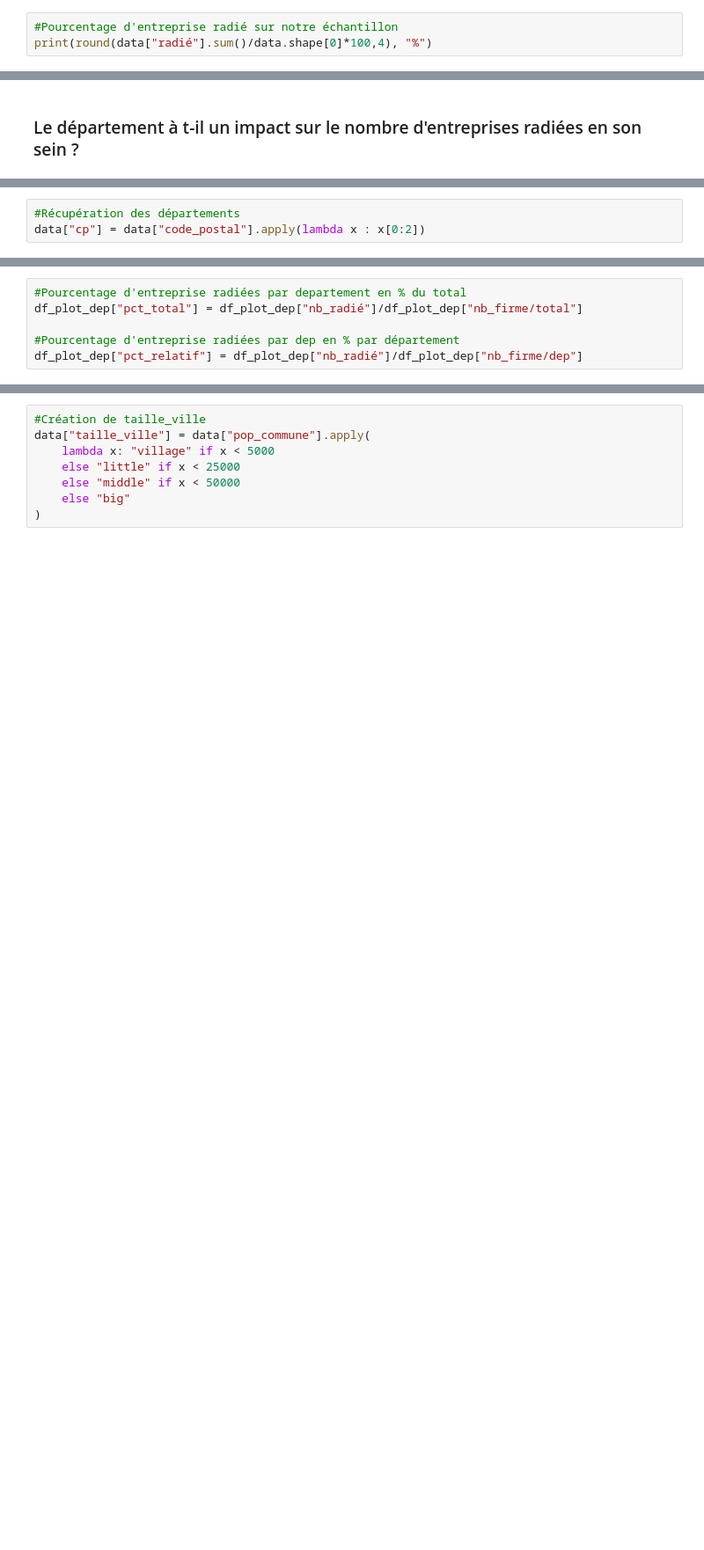
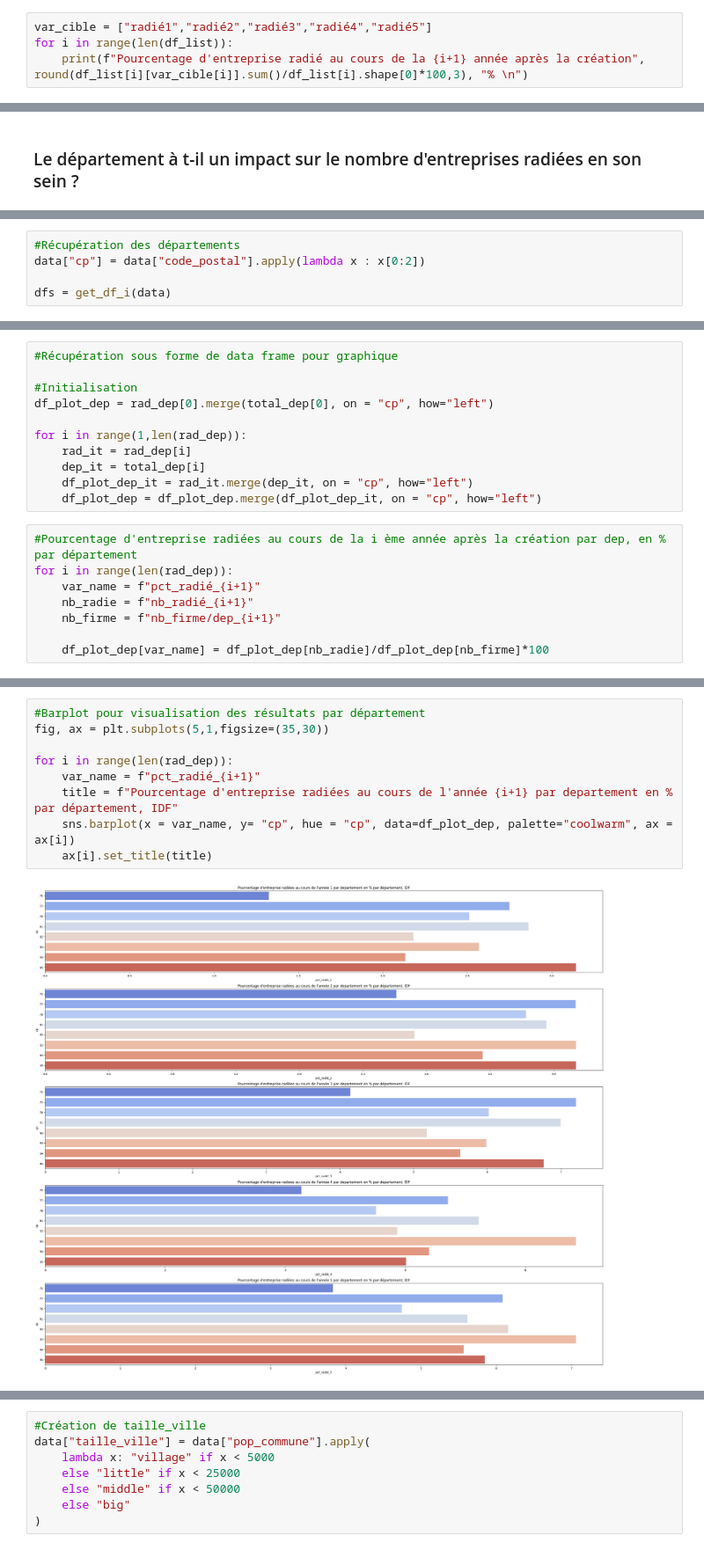
Before and after one commit to guillaume77176/JeMeLance, a Jupyter notebook: notebooks/Analyse_RNE.ipynb, the cells around one changed output, grey strips where cells are left out. Shown at 88% size. Cells and saved outputs as stored; diff of their text form; blank space fills up the shorter version.

```diff
--- a/notebooks/Analyse_RNE.ipynb
+++ b/notebooks/Analyse_RNE.ipynb
@@ -155,4 +267,5 @@ data["radié"] = data["dateRadiation"].notna().astype(int)
 # %%
-#Pourcentage d'entreprise radié sur notre échantillon
-print(round(data["radié"].sum()/data.shape[0]*100,4), "%")
+var_cible = ["radié1","radié2","radié3","radié4","radié5"]
+for i in range(len(df_list)):
+    print(f"Pourcentage d'entreprise radié au cours de la {i+1} année après la création", round(df_list[i][var_cible[i]].sum()/df_list[i].shape[0]*100,3), "% \n")
 # %% [output]
@@ -166,3 +287,5 @@ Visualisons d'abord le % d'entreprise radiée par département évalué sur l'en
 # %%
 #Récupération des départements
 data["cp"] = data["code_postal"].apply(lambda x : x[0:2])
+
+dfs = get_df_i(data)
@@ -190,6 +314,19 @@ df_plot_dep["nb_firme/total"] = data.shape[0]
+# %%
+#Récupération sous forme de data frame pour graphique
+
+#Initialisation
+df_plot_dep = rad_dep[0].merge(total_dep[0], on = "cp", how="left")
+
+for i in range(1,len(rad_dep)):
+    rad_it = rad_dep[i]
+    dep_it = total_dep[i]
+    df_plot_dep_it = rad_it.merge(dep_it, on = "cp", how="left")
+    df_plot_dep = df_plot_dep.merge(df_plot_dep_it, on = "cp", how="left")
 # %%
-#Pourcentage d'entreprise radiées par departement en % du total
-df_plot_dep["pct_total"] = df_plot_dep["nb_radié"]/df_plot_dep["nb_firme/total"]
+#Pourcentage d'entreprise radiées au cours de la i ème année après la création par dep, en % par département
+for i in range(len(rad_dep)):
+    var_name = f"pct_radié_{i+1}"
+    nb_radie = f"nb_radié_{i+1}"
+    nb_firme = f"nb_firme/dep_{i+1}"
 
-#Pourcentage d'entreprise radiées par dep en % par département
-df_plot_dep["pct_relatif"] = df_plot_dep["nb_radié"]/df_plot_dep["nb_firme/dep"]
+    df_plot_dep[var_name] = df_plot_dep[nb_radie]/df_plot_dep[nb_firme]*100
@@ -215 +357,12 @@ plt.show()
+# %%
+#Barplot pour visualisation des résultats par département
+fig, ax = plt.subplots(5,1,figsize=(35,30))
+
+for i in range(len(rad_dep)):
+    var_name = f"pct_radié_{i+1}"
+    title = f"Pourcentage d'entreprise radiées au cours de l'année {i+1} par departement en % par département, IDF"
+    sns.barplot(x = var_name, y= "cp", hue = "cp", data=df_plot_dep, palette="coolwarm", ax = ax[i])
+    ax[i].set_title(title)
+# %% [output]
+[figure, added]
 # %% [markdown]
```
Also changed, not shown: parts of 75 cells of this notebook, 1 other file.
